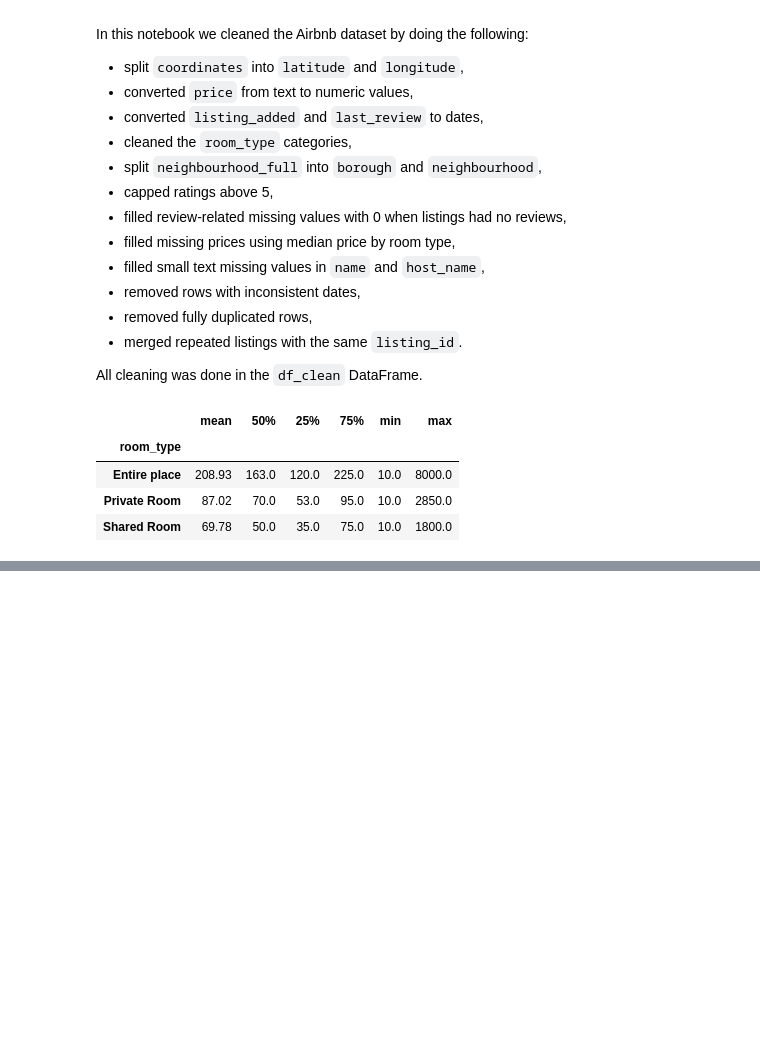
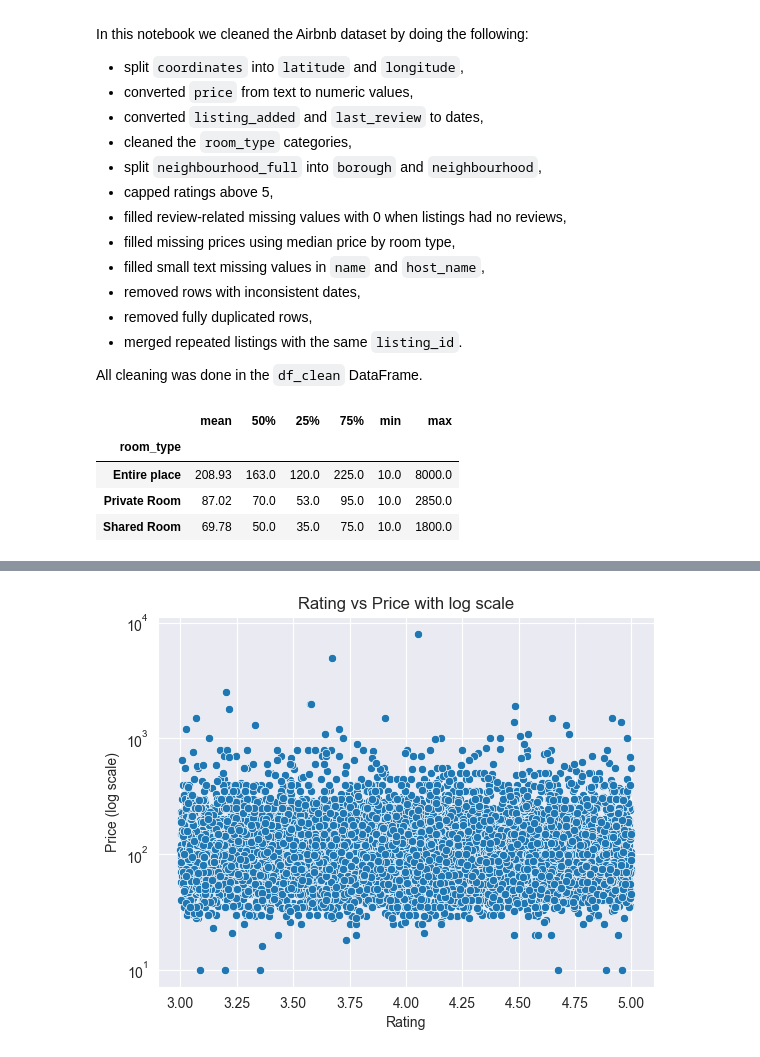
Before and after one commit to xDomino066/Descriptive_Statistics_PANDASTEAM, a Jupyter notebook: Domino/airbnb_cleaning.ipynb, the cells around one changed output, grey strips where cells are left out. Drawn from its saved outputs; the diff is of its cells as text; code cells hidden in the pictures; blank space fills up the shorter version.

```diff
--- a/Domino/airbnb_cleaning.ipynb
+++ b/Domino/airbnb_cleaning.ipynb
@@ -613,0 +632,14 @@ price_stats_by_room
+# %%
+sns.scatterplot(
+    data=df_clean,
+    x='rating',
+    y='price'
+)
+
+plt.yscale('log')
+plt.title('Rating vs Price with log scale')
+plt.xlabel('Rating')
+plt.ylabel('Price (log scale)')
+plt.show()
+# %% [output]
+[figure, added]
```
Also changed, not shown: parts of 2 cells of this notebook, 2 other files.
